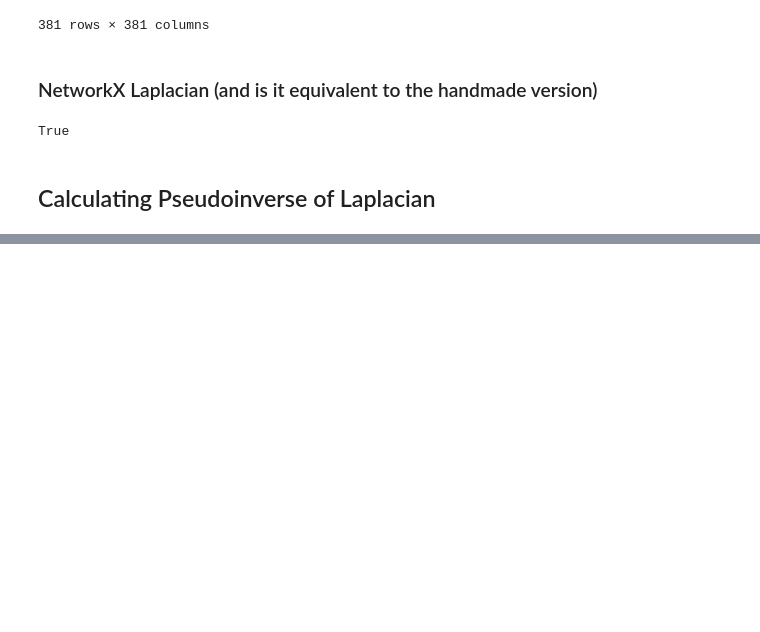
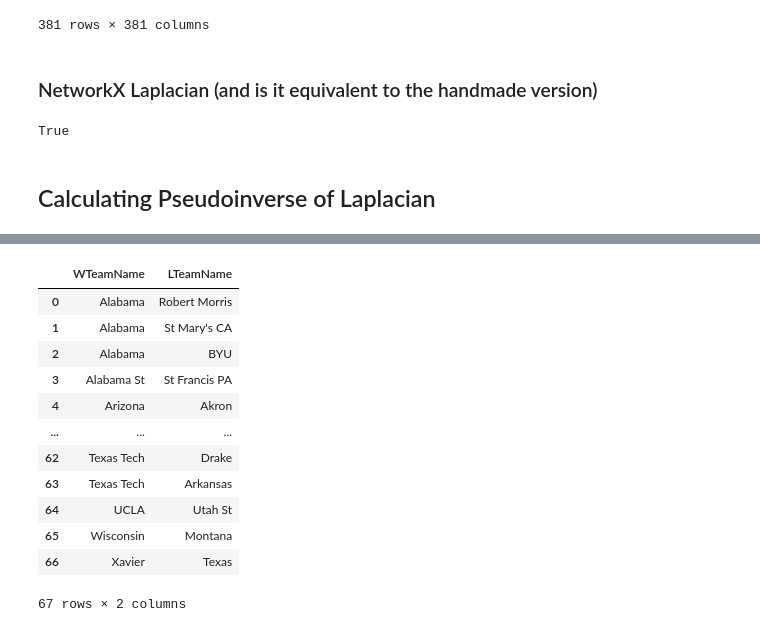
Before and after one commit to JayGode/Math-168-Final-Project, a Jupyter notebook: CBB_Network_Rankings.ipynb, the cells around one changed output, grey strips where cells are left out. Cells and saved outputs as stored; diff of their text form; code cells hidden in the pictures; blank space fills up the shorter version.

```diff
--- a/CBB_Network_Rankings.ipynb
+++ b/CBB_Network_Rankings.ipynb
@@ -221,0 +322,25 @@ cbb_teams[
+# %%
+cbb_tourney = pd.read_csv("MNCAATourneyCompactResults.csv")
+cbb_tourney2025 = cbb_tourney[cbb_tourney["Season"] == 2025]
+
+tourney_winners = pd.merge(cbb_teams, cbb_tourney2025, left_on=["TeamID"] , right_on=["WTeamID"])
+tourney_winners.rename(columns = {"TeamName": "WTeamName"}, inplace = True)
+
+tourney_w_and_l = pd.merge(tourney_winners, cbb_teams, left_on=["LTeamID"], right_on=["TeamID"])
+tourney_w_and_l.rename(columns = {"TeamName": "LTeamName"}, inplace = True)
+tourney_w_and_l_teams = tourney_w_and_l[["WTeamName", "LTeamName"]]
+tourney_w_and_l_teams
+# %% [output]
+|  | WTeamName | LTeamName |
+| 0 | Alabama | Robert Morris |
+| 1 | Alabama | St Mary's CA |
+| 2 | Alabama | BYU |
+| 3 | Alabama St | St Francis PA |
+| 4 | Arizona | Akron |
+| ... | ... | ... |
+| 62 | Texas Tech | Drake |
+| 63 | Texas Tech | Arkansas |
+| 64 | UCLA | Utah St |
+| 65 | Wisconsin | Montana |
+| 66 | Xavier | Texas |
+67 rows × 2 columns
```
Also changed, not shown: parts of 28 cells of this notebook, 1 other file.
